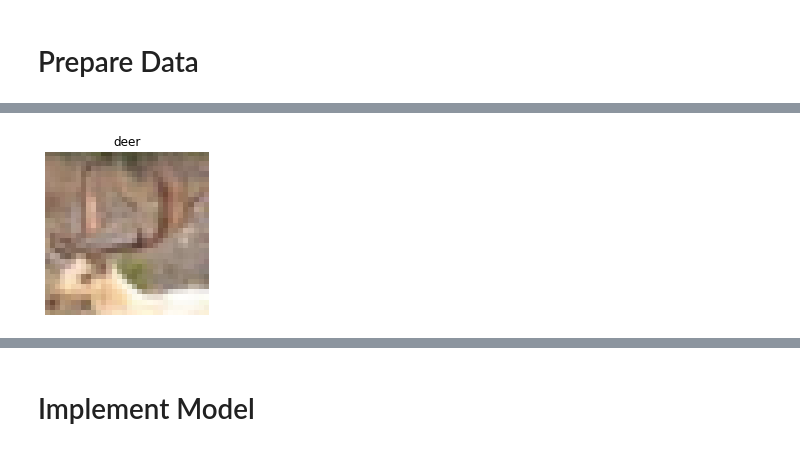
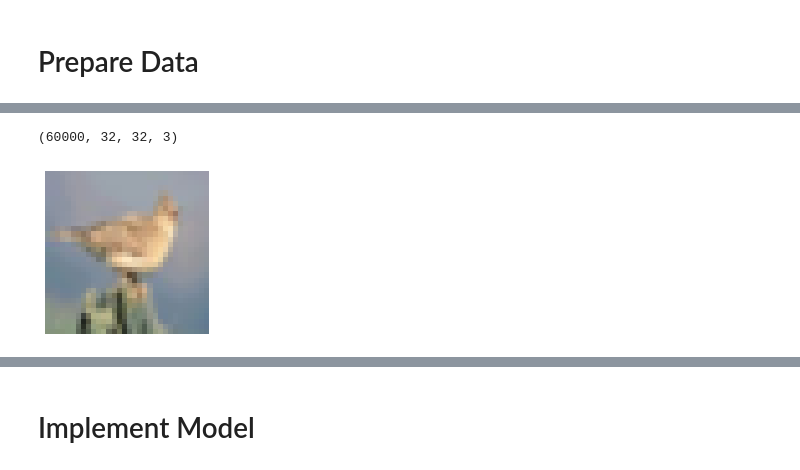
Before and after one commit to daisea3e1203/soco_fashion_dnn, a Jupyter notebook: 03_gradcam_on_representation_learner.ipynb, the cells around one changed output, grey strips where cells are left out. Drawn from its saved outputs; the diff is of its cells as text; code cells hidden in the pictures.

```diff
--- a/03_gradcam_on_representation_learner.ipynb
+++ b/03_gradcam_on_representation_learner.ipynb
@@ -64,3 +73,7 @@ x_data shape: (60000, 32, 32, 3) - y_data shape: (60000, 1)
+# %%
+print(x_data.shape)
+# %% [output]
+(60000, 32, 32, 3)
 # %%
 data_preprocessing = keras.Sequential(
     [
@@ -88,14 +101,12 @@ data_augmentation = keras.Sequential(
 # %%
 # Sanity check: display random image
 image_idx = np.random.choice(range(x_data.shape[0]))
 image = x_data[image_idx]
-image_class = classes[y_data[image_idx][0]]
 plt.figure(figsize=(3, 3))
 plt.imshow(x_data[image_idx].astype("uint8"))
-plt.title(image_class)
 _ = plt.axis("off")
 # %% [output]
-[figure, old version]
+[figure, new version]
 # %%
 # Sanity check: display augmented images
 plt.figure(figsize=(10, 10))
```
Also changed, not shown: parts of 14 cells of this notebook.
